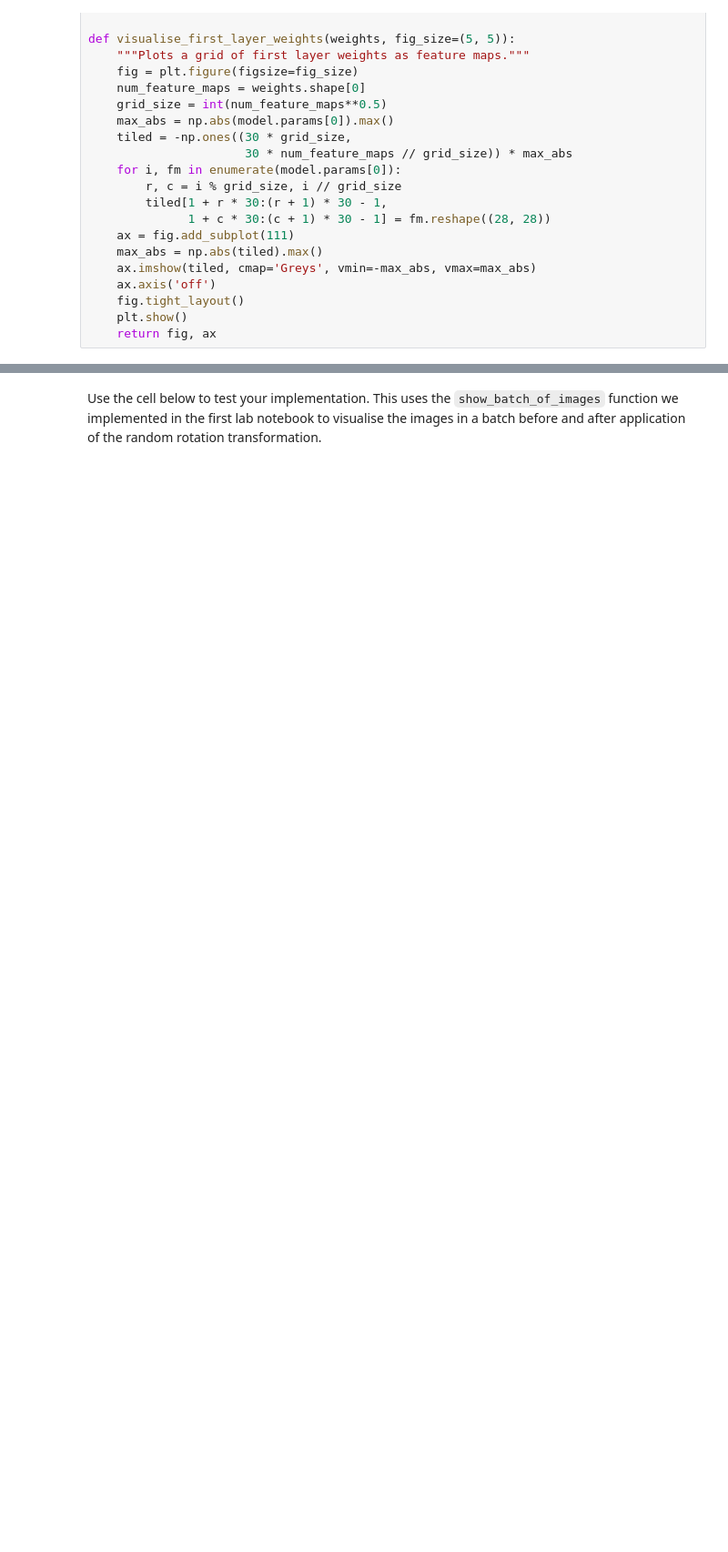
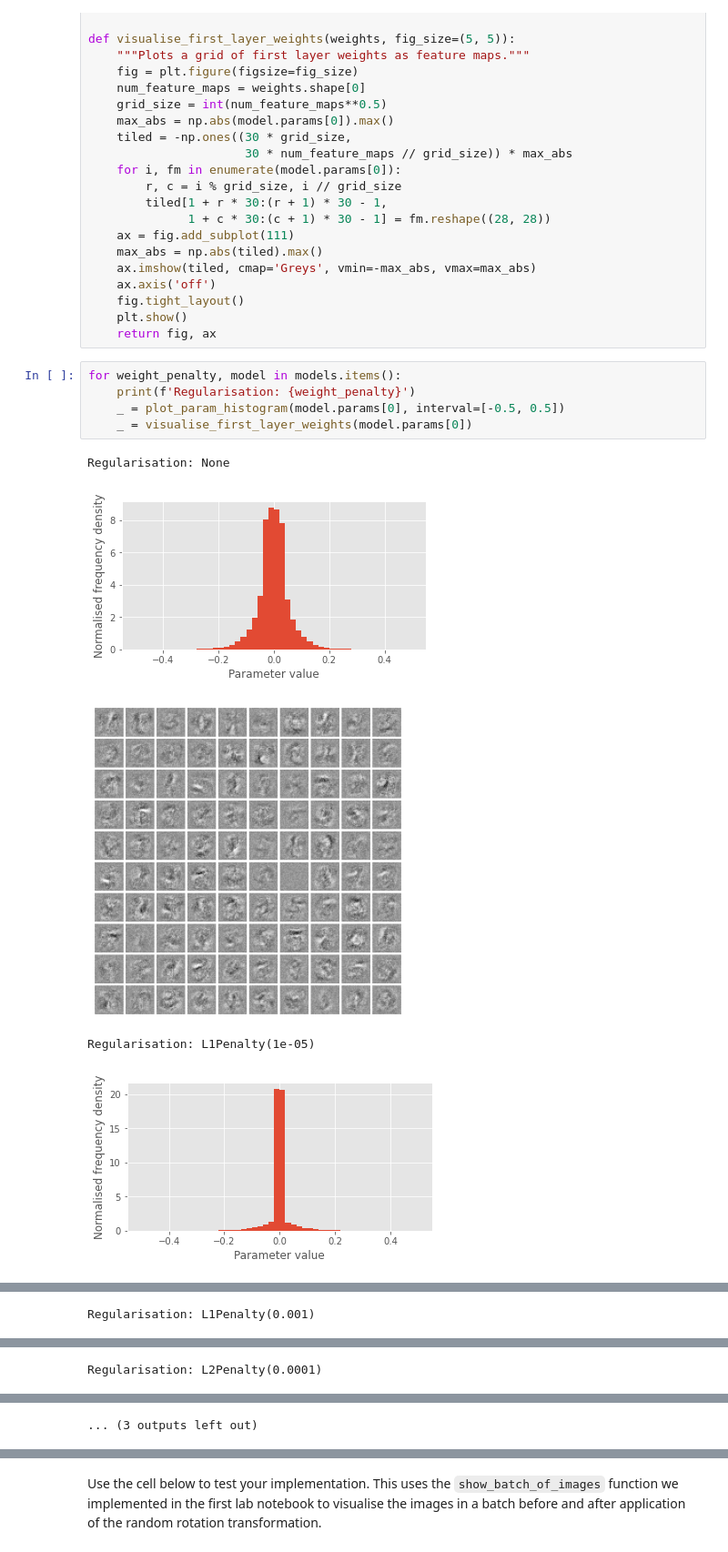
Before and after one commit to falloncandra/mlpractical, a Jupyter notebook: notebooks/05_Non-linearities_and_regularisation.ipynb, the cells around one changed output, grey strips where cells are left out. Shown: that part at 91% size. Cells and saved outputs as stored; diff of their text form; blank space fills up the shorter version.

```diff
--- a/notebooks/05_Non-linearities_and_regularisation.ipynb
+++ b/notebooks/05_Non-linearities_and_regularisation.ipynb
@@ -295,3 +544,14 @@ def visualise_first_layer_weights(weights, fig_size=(5, 5)):
     fig.tight_layout()
     plt.show()
     return fig, ax
+# %%
+for weight_penalty, model in models.items():
+    print(f'Regularisation: {weight_penalty}')
+    _ = plot_param_histogram(model.params[0], interval=[-0.5, 0.5])
+    _ = visualise_first_layer_weights(model.params[0])
+# %% [output]
+Regularisation: None
+[figure, added]
+[figure, added]
+Regularisation: L1Penalty(1e-05)
+[figure, added]
@@ -297,0 +559 @@ def visualise_first_layer_weights(weights, fig_size=(5, 5)):
+Regularisation: L1Penalty(0.001)
@@ -297,0 +562 @@ def visualise_first_layer_weights(weights, fig_size=(5, 5)):
+Regularisation: L2Penalty(0.0001)
@@ -298,3 +565,4 @@ def visualise_first_layer_weights(weights, fig_size=(5, 5)):
+... (3 outputs left out)
 # %% [markdown]
 ## Exercise 3: Random data augmentation
 
```
Also changed, not shown: parts of 7 cells of this notebook, 1 other file.
